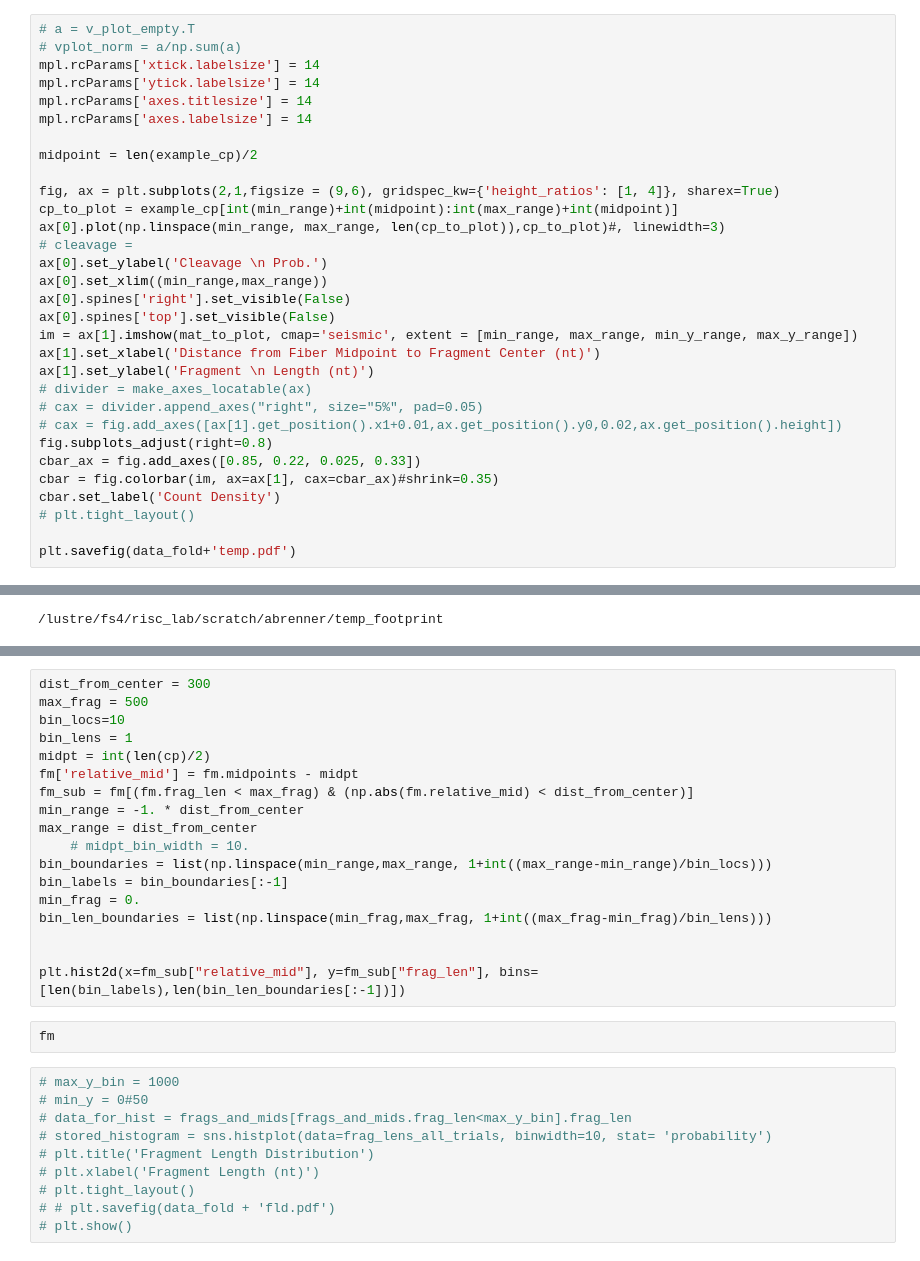
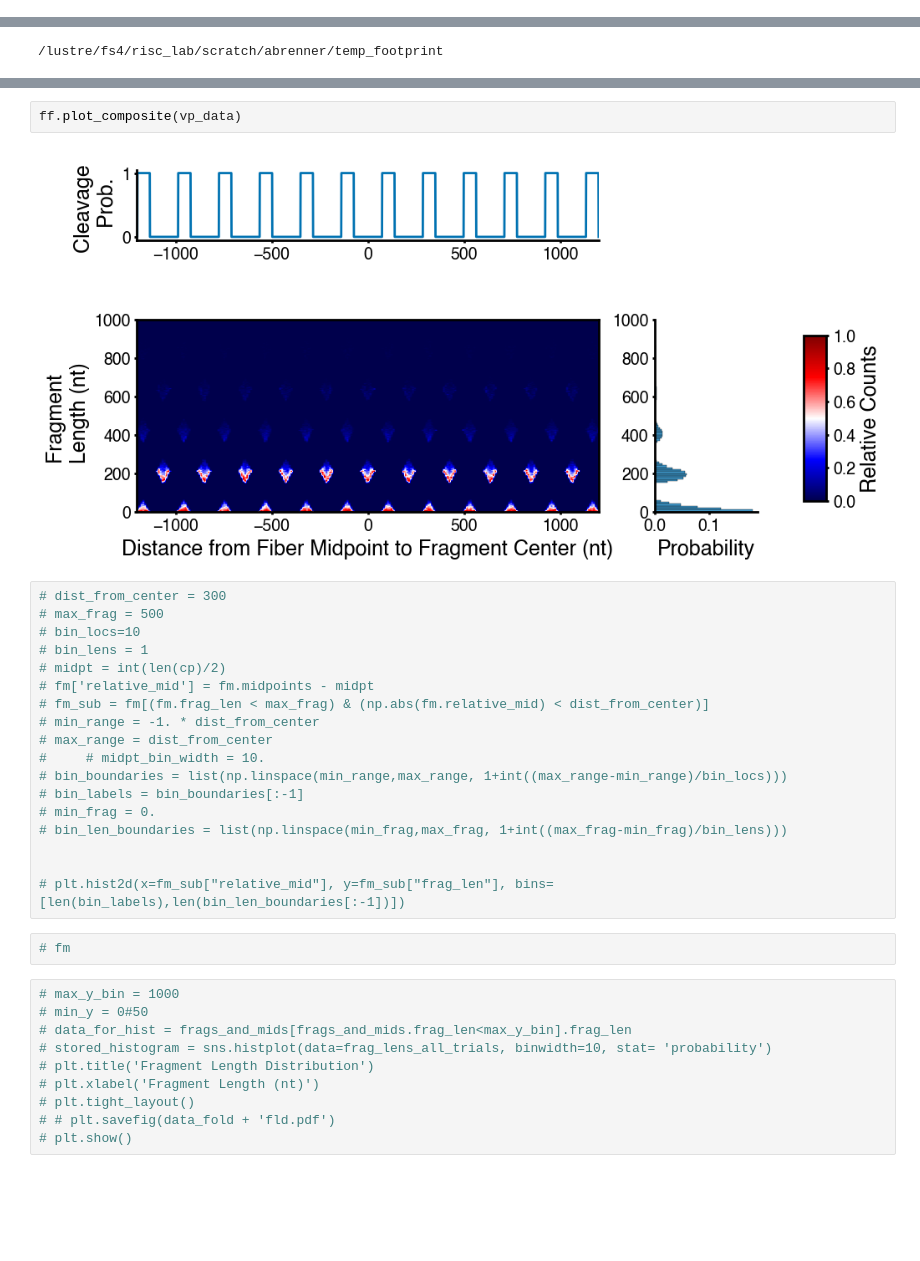
Before and after one commit to arianabrenner/fragments_from_footprinting, a Jupyter notebook: implement_fragments_from_footprinting.ipynb, the cells around one changed output, grey strips where cells are left out. Drawn from its saved outputs; the diff is of its cells as text; blank space fills up the shorter version.

```diff
--- a/implement_fragments_from_footprinting.ipynb
+++ b/implement_fragments_from_footprinting.ipynb
@@ -225,31 +23,0 @@ import matplotlib as mpl
-# %%
-# a = v_plot_empty.T
-# vplot_norm = a/np.sum(a)
-mpl.rcParams['xtick.labelsize'] = 14
-mpl.rcParams['ytick.labelsize'] = 14
-mpl.rcParams['axes.titlesize'] = 14
-mpl.rcParams['axes.labelsize'] = 14
-
-midpoint = len(example_cp)/2
-
-fig, ax = plt.subplots(2,1,figsize = (9,6), gridspec_kw={'height_ratios': [1, 4]}, sharex=True)
-cp_to_plot = example_cp[int(min_range)+int(midpoint):int(max_range)+int(midpoint)]
-ax[0].plot(np.linspace(min_range, max_range, len(cp_to_plot)),cp_to_plot)#, linewidth=3)
-# cleavage =
-ax[0].set_ylabel('Cleavage \n Prob.')
-ax[0].set_xlim((min_range,max_range))
-ax[0].spines['right'].set_visible(False)
-ax[0].spines['top'].set_visible(False)
-im = ax[1].imshow(mat_to_plot, cmap='seismic', extent = [min_range, max_range, min_y_range, max_y_range])
-ax[1].set_xlabel('Distance from Fiber Midpoint to Fragment Center (nt)')
-ax[1].set_ylabel('Fragment \n Length (nt)')
-# divider = make_axes_locatable(ax)
-# cax = divider.append_axes("right", size="5%", pad=0.05)
-# cax = fig.add_axes([ax[1].get_position().x1+0.01,ax.get_position().y0,0.02,ax.get_position().height])
-fig.subplots_adjust(right=0.8)
-cbar_ax = fig.add_axes([0.85, 0.22, 0.025, 0.33])
-cbar = fig.colorbar(im, ax=ax[1], cax=cbar_ax)#shrink=0.35)
-cbar.set_label('Count Density')
-# plt.tight_layout()
-
-plt.savefig(data_fold+'temp.pdf')
@@ -310,23 +45,27 @@ ff.plot_vplot(vp_data)
+# %%
+ff.plot_composite(vp_data)
+# %% [output]
+[figure, added]
 # %%
-dist_from_center = 300
-max_frag = 500
-bin_locs=10
-bin_lens = 1
-midpt = int(len(cp)/2)
-fm['relative_mid'] = fm.midpoints - midpt
-fm_sub = fm[(fm.frag_len < max_frag) & (np.abs(fm.relative_mid) < dist_from_center)]
-min_range = -1. * dist_from_center
-max_range = dist_from_center
-    # midpt_bin_width = 10.
-bin_boundaries = list(np.linspace(min_range,max_range, 1+int((max_range-min_range)/bin_locs)))
-bin_labels = bin_boundaries[:-1]
-min_frag = 0.
-bin_len_boundaries = list(np.linspace(min_frag,max_frag, 1+int((max_frag-min_frag)/bin_lens)))
+# dist_from_center = 300
+# max_frag = 500
+# bin_locs=10
+# bin_lens = 1
+# midpt = int(len(cp)/2)
+# fm['relative_mid'] = fm.midpoints - midpt
+# fm_sub = fm[(fm.frag_len < max_frag) & (np.abs(fm.relative_mid) < dist_from_center)]
+# min_range = -1. * dist_from_center
+# max_range = dist_from_center
+#     # midpt_bin_width = 10.
+# bin_boundaries = list(np.linspace(min_range,max_range, 1+int((max_range-min_range)/bin_locs)))
+# bin_labels = bin_boundaries[:-1]
+# min_frag = 0.
+# bin_len_boundaries = list(np.linspace(min_frag,max_frag, 1+int((max_frag-min_frag)/bin_lens)))
 
 
-plt.hist2d(x=fm_sub["relative_mid"], y=fm_sub["frag_len"], bins=[len(bin_labels),len(bin_len_boundaries[:-1])])
+# plt.hist2d(x=fm_sub["relative_mid"], y=fm_sub["frag_len"], bins=[len(bin_labels),len(bin_len_boundaries[:-1])])
-# %%
-fm
+# %%
+# fm
 # %%
 # max_y_bin = 1000
 # min_y = 0#50
```
Also changed, not shown: parts of 69 cells of this notebook.
